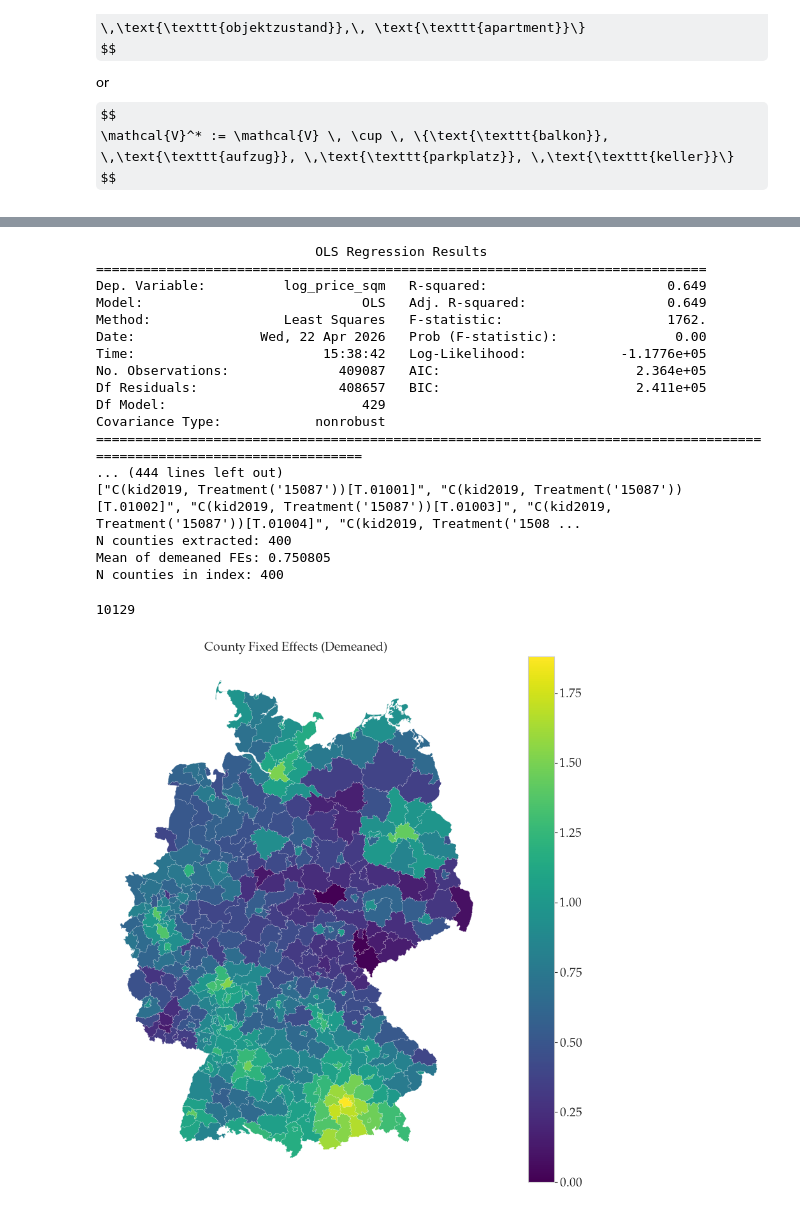
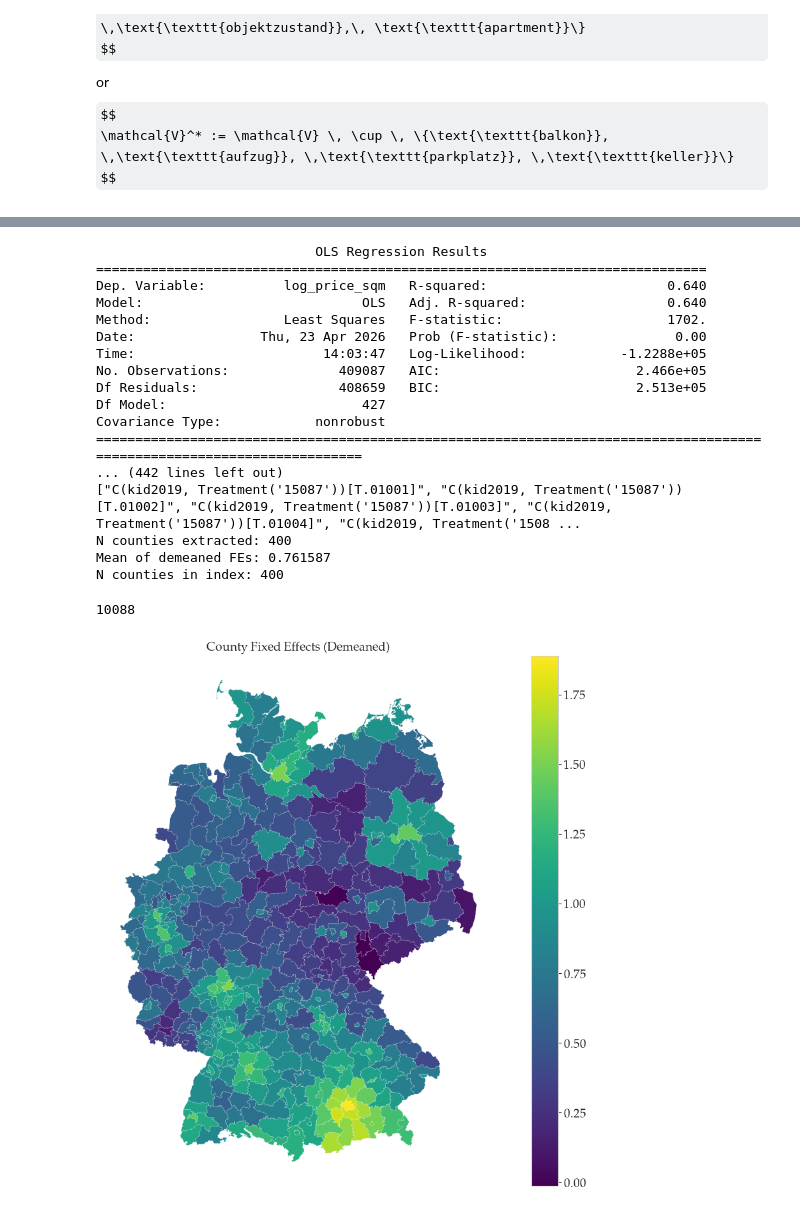
Before and after one commit to jendrkk/QSE-Tutorial, a Jupyter notebook: Topic_1/task_2.ipynb, the cells around one changed output, grey strips where cells are left out. Saved outputs shown, nothing was run; the diff lists cells and outputs as text; code cells hidden in the pictures; some formulas as TeX source.

```diff
--- a/Topic_1/task_2.ipynb
+++ b/Topic_1/task_2.ipynb
@@ -198,16 +200,6 @@ print("Number of missing values in keller:", sum(data_k['keller'] < 0), data_k['
 print("Number of missing values in keller (WK):", sum(data_k.loc[data_k['type'] == "WK", 'keller'] < 0), data_k.loc[data_k['type'] == "WK", 'keller'].isna().sum())
 print("Number of missing values in keller (HK):", sum(data_k.loc[data_k['type'] == "HK", 'keller'] < 0), data_k.loc[data_k['type'] == "HK", 'keller'].isna().sum())
 # no na
-
-# Parkplatz
-print("Number of missing values in parkplatz:", sum(data_k['parkplatz'] < 0), data_k['parkplatz'].isna().sum())
-print("Number of missing values in parkplatz (WK):", sum(data_k.loc[data_k['type'] == "WK", 'parkplatz'] < 0), data_k.loc[data_k['type'] == "WK", 'parkplatz'].isna().sum())
-print("Number of missing values in parkplatz (HK):", sum(data_k.loc[data_k['type'] == "HK", 'parkplatz'] < 0), data_k.loc[data_k['type'] == "HK", 'parkplatz'].isna().sum())
-# replace <0 by 0 and create dummy variable for missing
-data_k['parkplatz_missing'] = (data_k['parkplatz'] < 0).astype(int)
-data_k['parkplatz'] = data_k['parkplatz'].mask(data_k['parkplatz'] < 0, 0)
-
-print("After imputation, number of missing values in parkplatz:", sum(data_k['parkplatz'] < 0), data_k['parkplatz'].isna().sum())
 # %% [output]
 Number of missing values in wohnflaeche: 0 0
 Number of missing values in zimmeranzahl: 308 0
@@ -245,7 +238,6 @@ formula = (
     "a_2 + a_3 + a_4 + ausstattung_missing + "
     "oz_1 + oz_2 + oz_3 + oz_4 + oz_5 + oz_6 + oz_8 + oz_10 + objektzustand_missing + "
     "apartment:balkon + apartment:aufzug + apartment:keller + "
-    "parkplatz + parkplatz_missing + "
     "apartment + "
     "C(kid2019, Treatment('15087'))"
 )
@@ -290,36 +282,36 @@ gc.collect()
 # %% [output]
                             OLS Regression Results
 ==============================================================================
-Dep. Variable:          log_price_sqm   R-squared:                       0.649
-Model:                            OLS   Adj. R-squared:                  0.649
-Method:                 Least Squares   F-statistic:                     1762.
-Date:                Wed, 22 Apr 2026   Prob (F-statistic):               0.00
-Time:                        15:38:42   Log-Likelihood:            -1.1776e+05
-No. Observations:              409087   AIC:                         2.364e+05
-Df Residuals:                  408657   BIC:                         2.411e+05
-Df Model:                         429
+Dep. Variable:          log_price_sqm   R-squared:                       0.640
+Model:                            OLS   Adj. R-squared:                  0.640
+Method:                 Least Squares   F-statistic:                     1702.
+Date:                Thu, 23 Apr 2026   Prob (F-statistic):               0.00
+Time:                        14:03:47   Log-Likelihood:            -1.2288e+05
+No. Observations:              409087   AIC:                         2.466e+05
+Df Residuals:                  408659   BIC:                         2.513e+05
+Df Model:                         427
 Covariance Type:            nonrobust
 =======================================================================================================================
-... (444 lines left out)
+... (442 lines left out)
 ["C(kid2019, Treatment('15087'))[T.01001]", "C(kid2019, Treatment('15087'))[T.01002]", "C(kid2019, Treatment('15087'))[T.01003]", "C(kid2019, Treatment('15087'))[T.01004]", "C(kid2019, Treatment('1508 ...
 N counties extracted: 400
-Mean of demeaned FEs: 0.750805
+Mean of demeaned FEs: 0.761587
 N counties in index: 400
-10129
+10088
 # %%
 # Change the index of county_fe_demeaned to string
 county_fe_demeaned.index = county_fe_demeaned.index.astype(str).str.zfill(5)
 # Plot the data
 # Join the geometries to the data
 county_fe_gdf = kreise.merge(county_fe_demeaned, left_on="county_id", right_index=True)
 fig, ax = plt.subplots()
 county_fe_gdf.plot(column="purchase_price_index", cmap="viridis", linewidth=0.1, ax=ax, edgecolor='white', legend=True)
 ax.set_title("County Fixed Effects (Demeaned)")
 ax.set_axis_off()
-plt.savefig(plot_dir / "county_fixed_effects.png", bbox_inches='tight')
+plt.savefig(plot_dir / "county_price_index.png", bbox_inches='tight')
 plt.show()
 
 # Save to csv
-county_fe_demeaned.to_csv("county_fixed_effects_demeaned.csv", header=True)
+county_fe_demeaned.to_csv("county_price_index_demeaned.csv", header=True)
 # %% [output]
-[figure, old version]
+[figure, new version]
```
Also changed, not shown: parts of 6 cells of this notebook, 6 other files.
